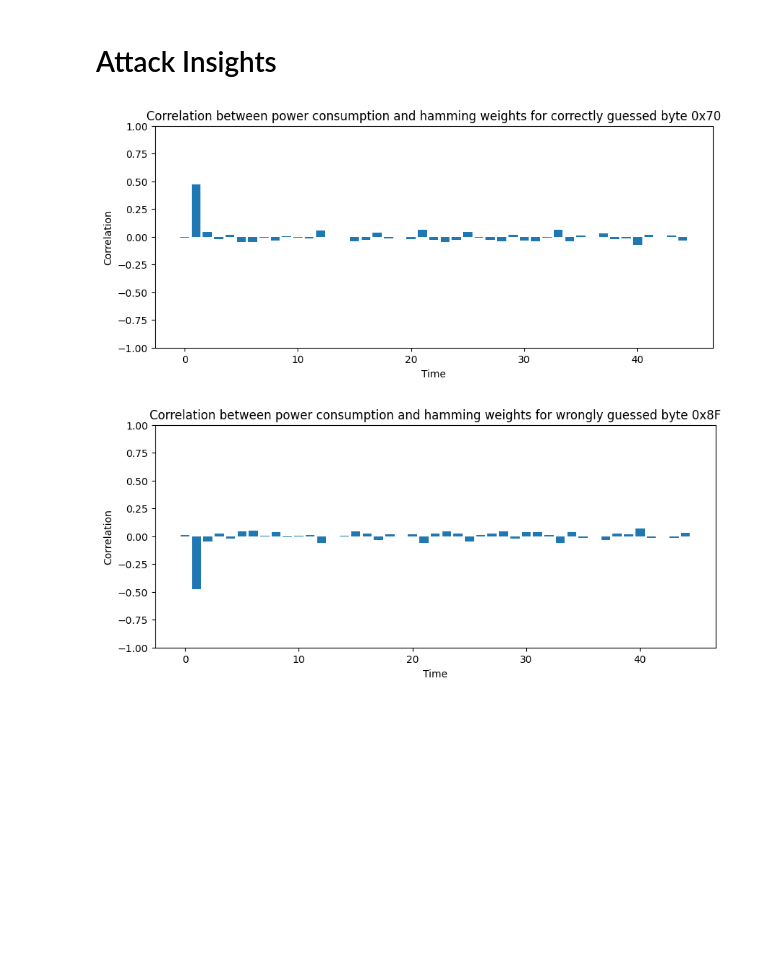
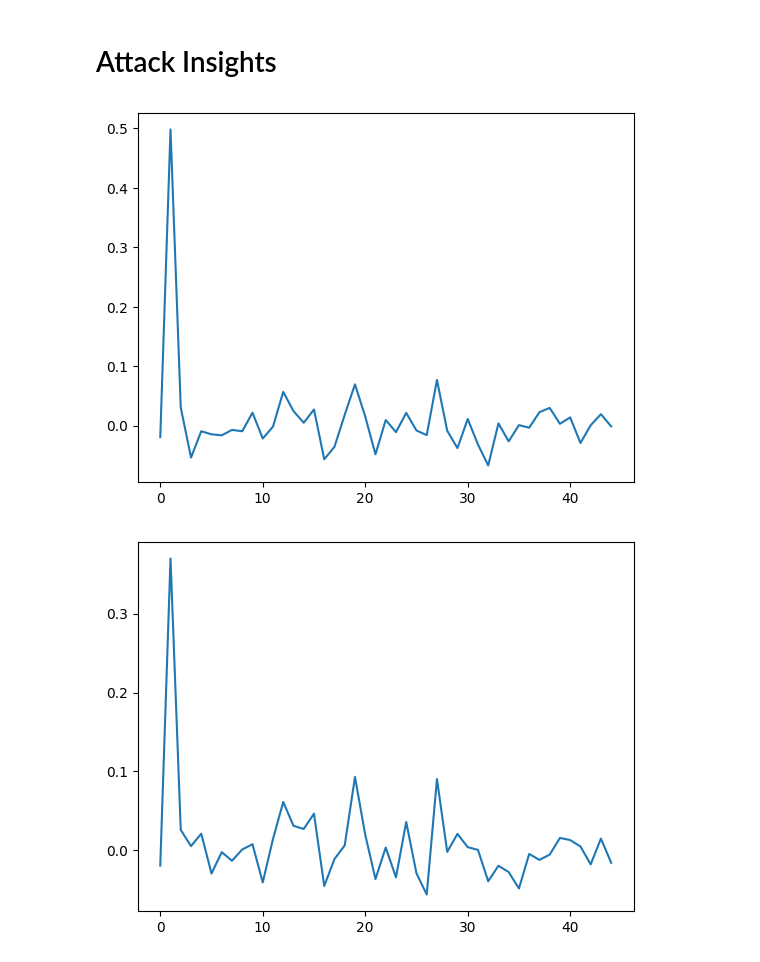
Before and after one commit to Makowe/impl-attck, a Jupyter notebook: simon/simon_64_128_simulation.ipynb, the cells around one changed output. Cells and saved outputs as stored; diff of their text form; code cells hidden in the pictures; blank space fills up the shorter version.

```diff
--- a/simon/simon_64_128_simulation.ipynb
+++ b/simon/simon_64_128_simulation.ipynb
@@ -153,61 +148,35 @@ Differences:    0x00000000 0x00000000 0x00000000 0x00000000
 # %%
 # Print correlation in comparison to time
 
 guessed_key = np.zeros((4,), dtype=np.uint32)
 guessed_byte = key[3] & 0xFF
 guessed_key[3] |= guessed_byte
 
-expected_hws = np.array(
-        [get_hw_for_guessed_key_byte(m.plaintext, guessed_key, 0, np.uint32(0xFF)) for m in measurements.entries],
-        dtype=np.uint32)
 
-correlations = np.array(
-        [
-            np.corrcoef(expected_hws, measurements.power_2d[:, t])[0, 1]
-            for t in range(measurements.power_2d.shape[1])
-        ],
-        dtype=np.float64,
-    )
+expected_hws = simon_64_128_simulation.get_hws_for_guessed_keys(measurements.plaintext, guessed_key, 0, np.uint32(0xFF))
+correlations = helper.calc_corrs(expected_hws, measurements.power)
 
-plt.figure(figsize=(10,4))
-x = np.arange(len(correlations))
-plt.bar(x, correlations)
-plt.xlabel("Time")
-plt.ylabel("Correlation")
-plt.title(f"Correlation between power consumption and hamming weights for correctly guessed byte 0x{guessed_byte:02X}")
-plt.ylim(-1, 1)
+plt.figure()
+plt.plot(correlations[0])
 plt.show()
 # %% [output]
-[figure, old version]
+[figure, new version]
 # %%
 # Print correlation in comparison to time
 
 guessed_key = np.zeros((4,), dtype=np.uint32)
-guessed_byte = ~key[3] & 0xFF
+guessed_byte = key[3] & 0xFF + 55
 guessed_key[3] |= guessed_byte
 
-expected_hws = np.array(
-        [get_hw_for_guessed_key_byte(m.plaintext, guessed_key, 0, np.uint32(0xFF)) for m in measurements.entries],
-        dtype=np.uint32)
 
-correlations = np.array(
-        [
-            np.corrcoef(expected_hws, measurements.power_2d[:, t])[0, 1]
-            for t in range(measurements.power_2d.shape[1])
-        ],
-        dtype=np.float64,
-    )
+expected_hws = simon_64_128_simulation.get_hws_for_guessed_keys(measurements.plaintext, guessed_key, 0, np.uint32(0xFF))
+correlations = helper.calc_corrs(expected_hws, measurements.power)
 
-plt.figure(figsize=(10,4))
-x = np.arange(len(correlations))
-plt.bar(x, correlations)
-plt.xlabel("Time")
-plt.ylabel("Correlation")
-plt.title(f"Correlation between power consumption and hamming weights for wrongly guessed byte 0x{guessed_byte:02X}")
-plt.ylim(-1, 1)
+plt.figure()
+plt.plot(correlations[0])
 plt.show()
 # %% [output]
-[figure, old version]
+[figure, new version]
 # %%
 # start with empty key as hypothesis
 empty_key = np.zeros((4,), dtype=np.uint32)
```
Also changed, not shown: parts of 6 cells of this notebook, 4 other files.
